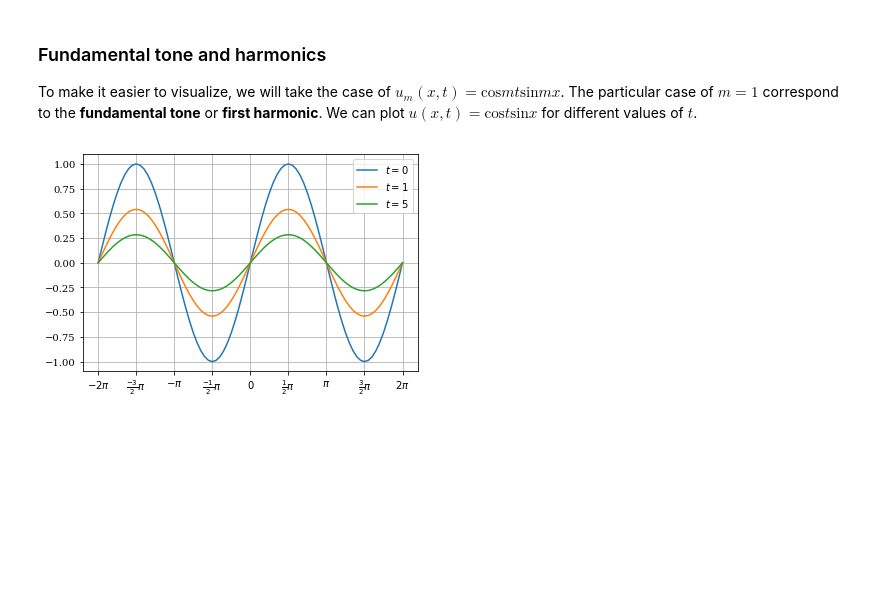
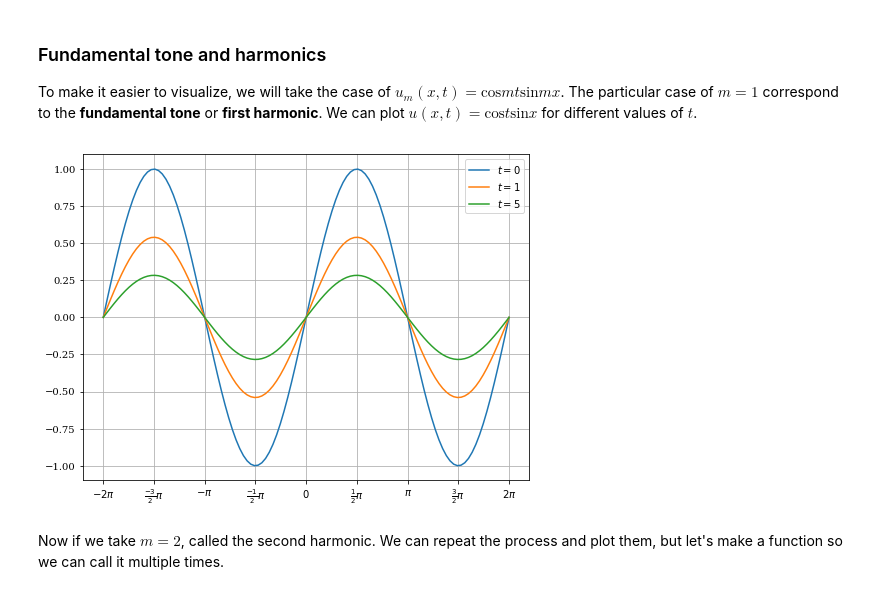
Before and after one commit to engineersCode/EngComp5_surfourier, a Jupyter notebook: notebooks_en/1_The_Genesis_of_Fourier.ipynb, the cells around one changed output. Saved outputs shown, nothing was run; the diff lists cells and outputs as text; code cells hidden in the pictures; blank space fills up the shorter version.

```diff
--- a/notebooks_en/1_The_Genesis_of_Fourier.ipynb
+++ b/notebooks_en/1_The_Genesis_of_Fourier.ipynb
@@ -216,24 +192,27 @@ Before we keep going with the analysis of the wave equation, let's discuss a bit
 
 To make it easier to visualize, we will take the case of $u_m(x,t) = \text{cos}mt\text{sin}mx$. The particular case of $m=1$ correspond to the **fundamental tone** or **first harmonic**. We can plot $u(x,t) = \text{cos}t\text{sin}x$ for different values of $t$.
 # %%
-x = numpy.linspace(-2*numpy.pi, 2*numpy.pi, 81)
+x = numpy.linspace(-2*numpy.pi, 2*numpy.pi, 111)
 
 t0 = 0
 t1 = 1
 t2 = 5
 
-fig, ax = pyplot.subplots(1)
+fig, ax = pyplot.subplots(1, figsize=(8,6))
 
+pyplot.plot(x, numpy.cos(t0)*numpy.sin(x), label='$t=0$')
+pyplot.plot(x, numpy.cos(t1)*numpy.sin(x), label='$t=1$')
+pyplot.plot(x, numpy.cos(t2)*numpy.sin(x), label='$t=5$')
+
+#To plot ticks in terms of pi
 ax.set_xticks([-2*numpy.pi, -1.5*numpy.pi, -numpy.pi,-0.5*numpy.pi, 0.,
                 .5*numpy.pi, numpy.pi, 1.5*numpy.pi, 2*numpy.pi])
 ax.set_xticklabels([r"$-2\pi$", r"$\frac{-3}{2}\pi$",r"$-\pi$",r"$\frac{-1}{2}\pi$",
                      "$0$", r"$\frac{1}{2}\pi$", r"$\pi$", r"$\frac{3}{2}\pi$", r"$2\pi$"])
 
-pyplot.plot(x, numpy.cos(t0)*numpy.sin(x), label='$t=0$')
-pyplot.plot(x, numpy.cos(t1)*numpy.sin(x), label='$t=1$')
-pyplot.plot(x, numpy.cos(t2)*numpy.sin(x), label='$t=5$')
-
 pyplot.legend()
 pyplot.grid();
 # %% [output]
-[figure, old version]
+[figure, new version]
+# %% [markdown]
+Now if we take $m=2$, called the second harmonic. We can repeat the process and plot them, but let's make a function so we can call it multiple times.
```
Also changed, not shown: parts of 9 cells of this notebook.
